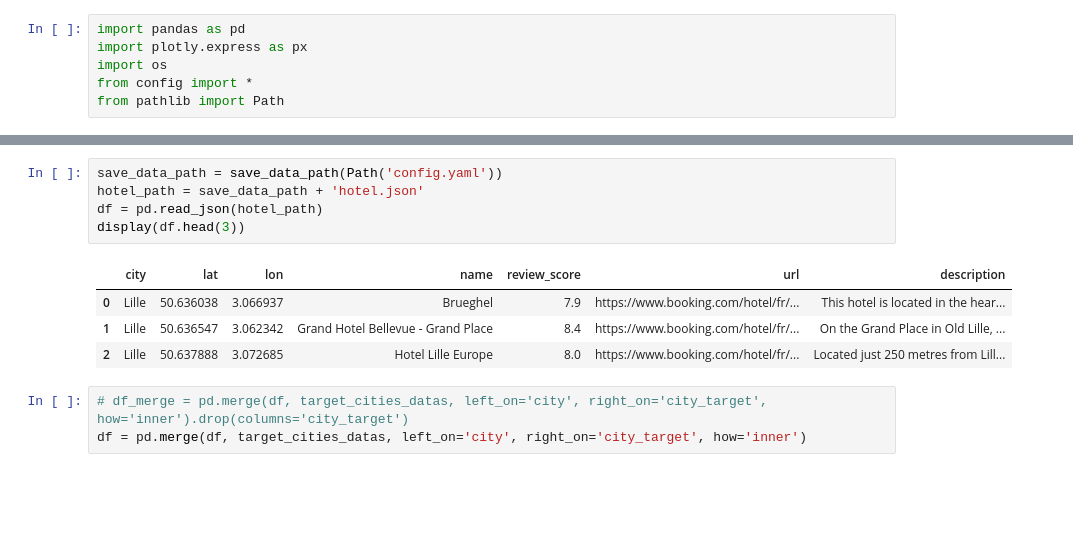
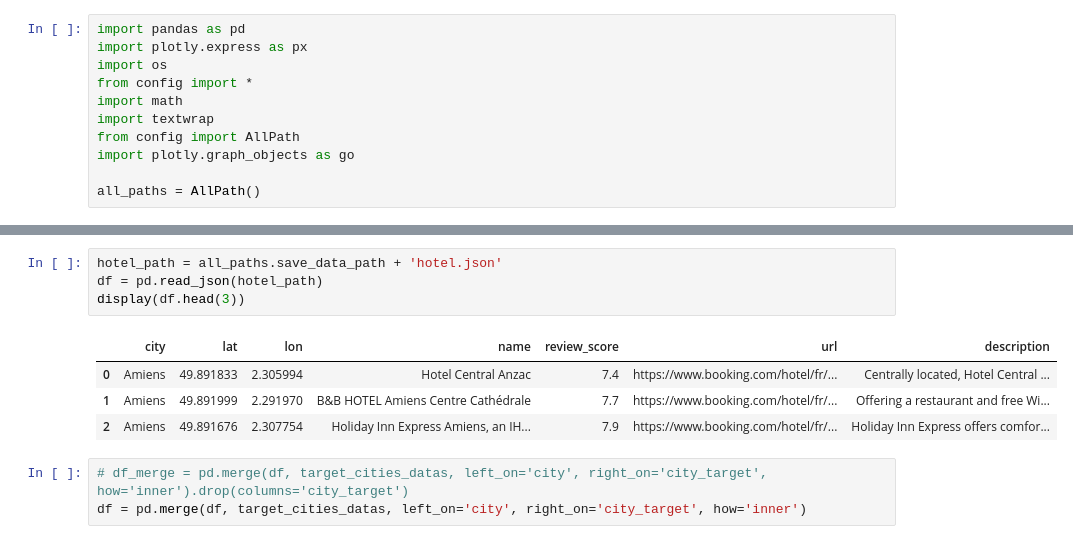
Before and after one commit to 2nzi/JEDHA-Projet-2-Kayak, a Jupyter notebook: main.ipynb, the cells around one changed output, grey strips where cells are left out. Cells and saved outputs as stored; diff of their text form; blank space fills up the shorter version.

```diff
--- a/main.ipynb
+++ b/main.ipynb
@@ -3,5 +3,10 @@ import pandas as pd
 import plotly.express as px
 import os
 from config import *
-from pathlib import Path
+import math
+import textwrap
+from config import AllPath
+import plotly.graph_objects as go
+
+all_paths = AllPath()
 # %%
@@ -31,13 +19,12 @@ target_cities_datas = pd.read_csv(cities_path)
 # %%
-save_data_path = save_data_path(Path('config.yaml'))
-hotel_path = save_data_path + 'hotel.json'
+hotel_path = all_paths.save_data_path + 'hotel.json'
 df = pd.read_json(hotel_path)
 display(df.head(3))
 # %% [output]
 |  | city | lat | lon | name | review_score | url | description |
-| 0 | Lille | 50.636038 | 3.066937 | Brueghel | 7.9 | https://www.booking.com/hotel/fr/... | This hotel is located in the hear... |
-| 1 | Lille | 50.636547 | 3.062342 | Grand Hotel Bellevue - Grand Place | 8.4 | https://www.booking.com/hotel/fr/... | On the Grand Place in Old Lille, ... |
-| 2 | Lille | 50.637888 | 3.072685 | Hotel Lille Europe | 8.0 | https://www.booking.com/hotel/fr/... | Located just 250 metres from Lill... |
+| 0 | Amiens | 49.891833 | 2.305994 | Hotel Central Anzac | 7.4 | https://www.booking.com/hotel/fr/... | Centrally located, Hotel Central ... |
+| 1 | Amiens | 49.891999 | 2.291970 | B&B HOTEL Amiens Centre Cathédrale | 7.7 | https://www.booking.com/hotel/fr/... | Offering a restaurant and free Wi... |
+| 2 | Amiens | 49.891676 | 2.307754 | Holiday Inn Express Amiens, an IH... | 7.9 | https://www.booking.com/hotel/fr/... | Holiday Inn Express offers comfor... |
 # %%
 # df_merge = pd.merge(df, target_cities_datas, left_on='city', right_on='city_target', how='inner').drop(columns='city_target')
 df = pd.merge(df, target_cities_datas, left_on='city', right_on='city_target', how='inner')
```
Also changed, not shown: parts of 9 cells of this notebook, 15 other files.
